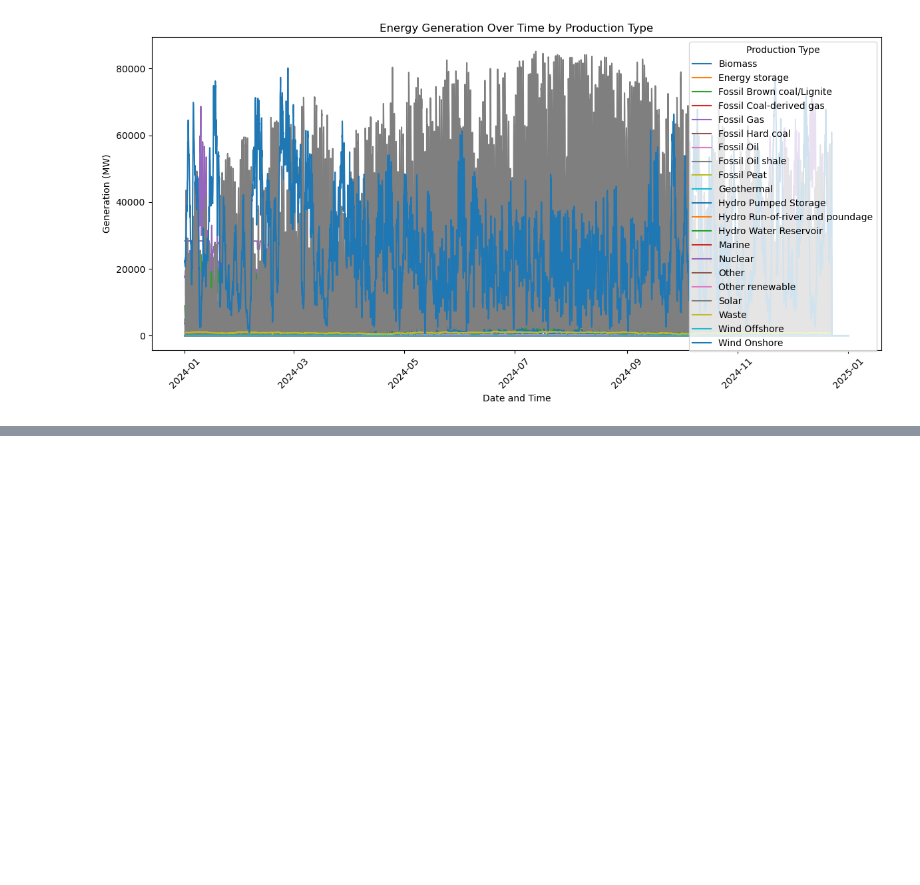
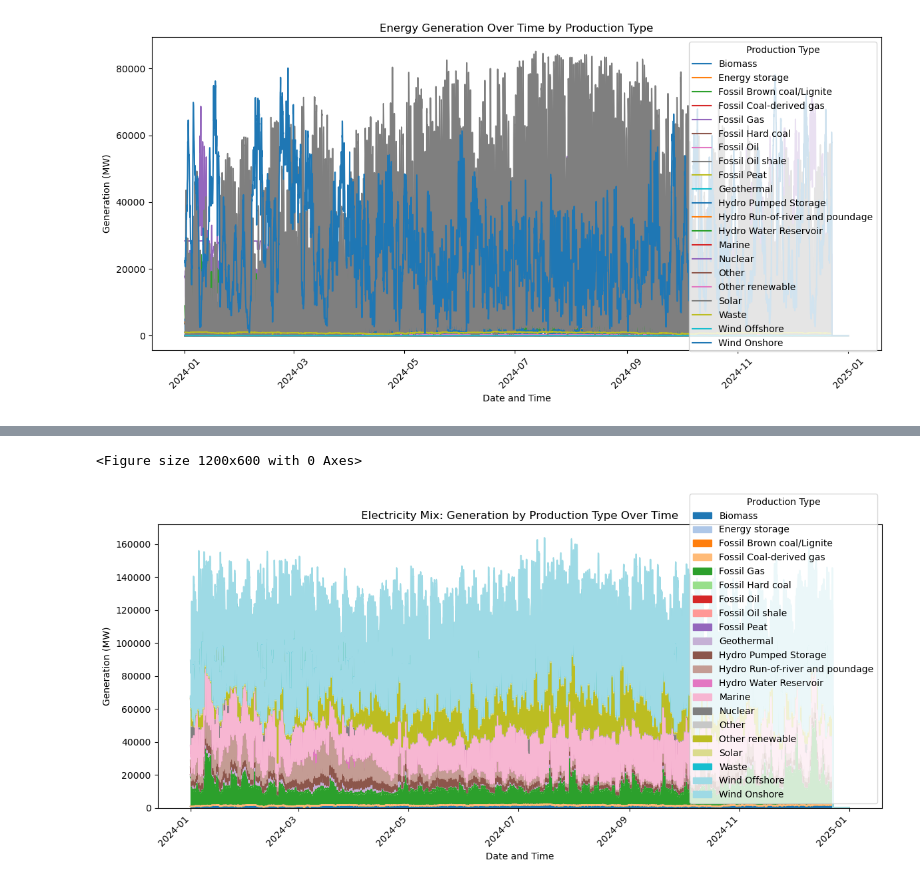
Before and after one commit to saeed-sohbatloo/Data-Engineering1-Final-Project, a Jupyter notebook: notebooks/Data Engeenering final Project.ipynb, the cells around one changed output, grey strips where cells are left out. Drawn from its saved outputs; the diff is of its cells as text; code cells hidden in the pictures; blank space fills up the shorter version.

```diff
--- a/notebooks/Data Engeenering final Project.ipynb
+++ b/notebooks/Data Engeenering final Project.ipynb
@@ -174,0 +311,33 @@ plt.show()
+# %%
+import matplotlib.pyplot as plt
+import pandas as pd
+
+# Ensure data is properly grouped by hour and production type
+df_gen_hourly = df_gen.groupby(['DateTime', 'Production Type'], as_index=False)['Generation (MW)'].sum()
+
+# Pivot the dataframe to create a matrix of production types and their respective generation values
+df_gen_pivot = df_gen_hourly.pivot(index='DateTime', columns='Production Type', values='Generation (MW)')
+
+# Fill NaN values with 0 for cases where a production type does not generate at a certain time
+df_gen_pivot = df_gen_pivot.fillna(0)
+
+# Plotting the stacked area chart
+plt.figure(figsize=(12, 6))
+
+# Plot the stacked area chart, each production type will be stacked on top of others
+df_gen_pivot.plot(kind='area', stacked=True, figsize=(12, 6), colormap='tab20')
+
+# Adding labels and title
+plt.xlabel('Date and Time')
+plt.ylabel('Generation (MW)')
+plt.title('Electricity Mix: Generation by Production Type Over Time')
+
+# Rotate the x-axis labels for better readability
+plt.xticks(rotation=45)
+
+# Display the plot
+plt.tight_layout()
+plt.show()
+# %% [output]
+<Figure size 1200x600 with 0 Axes>
+[figure, added]
```
Also changed, not shown: parts of 14 cells of this notebook, 1 other file.
